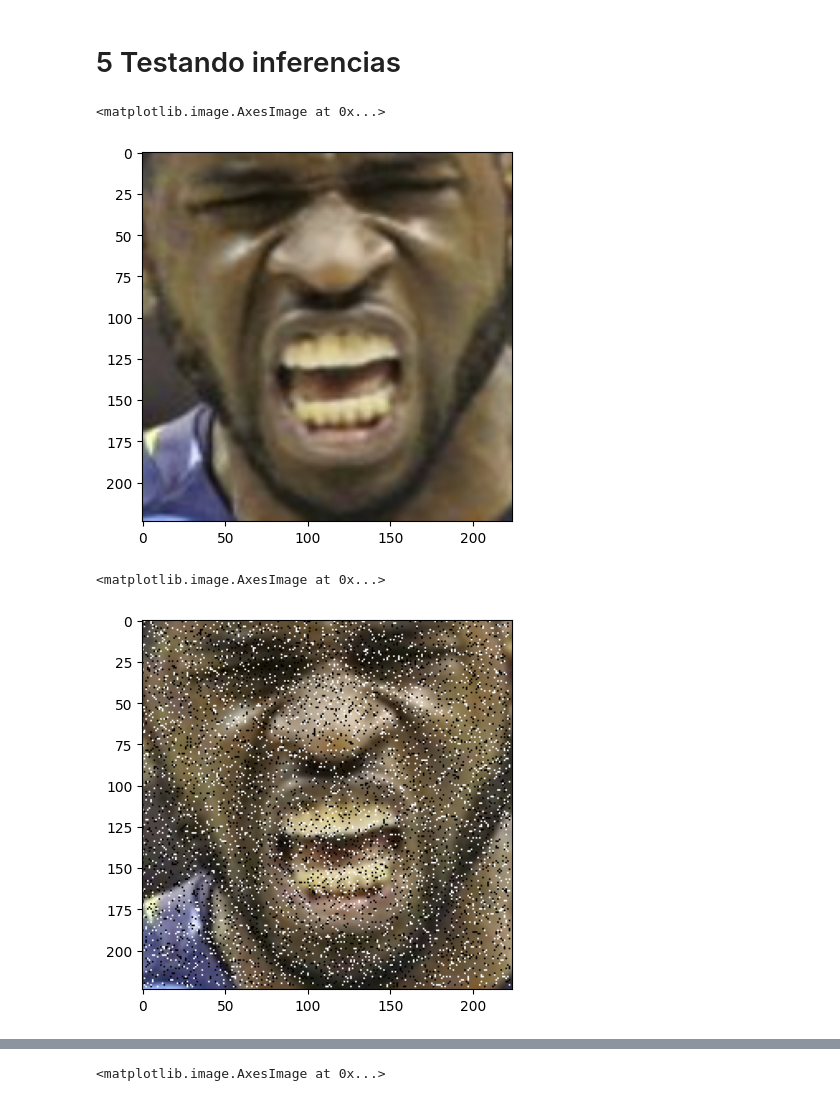
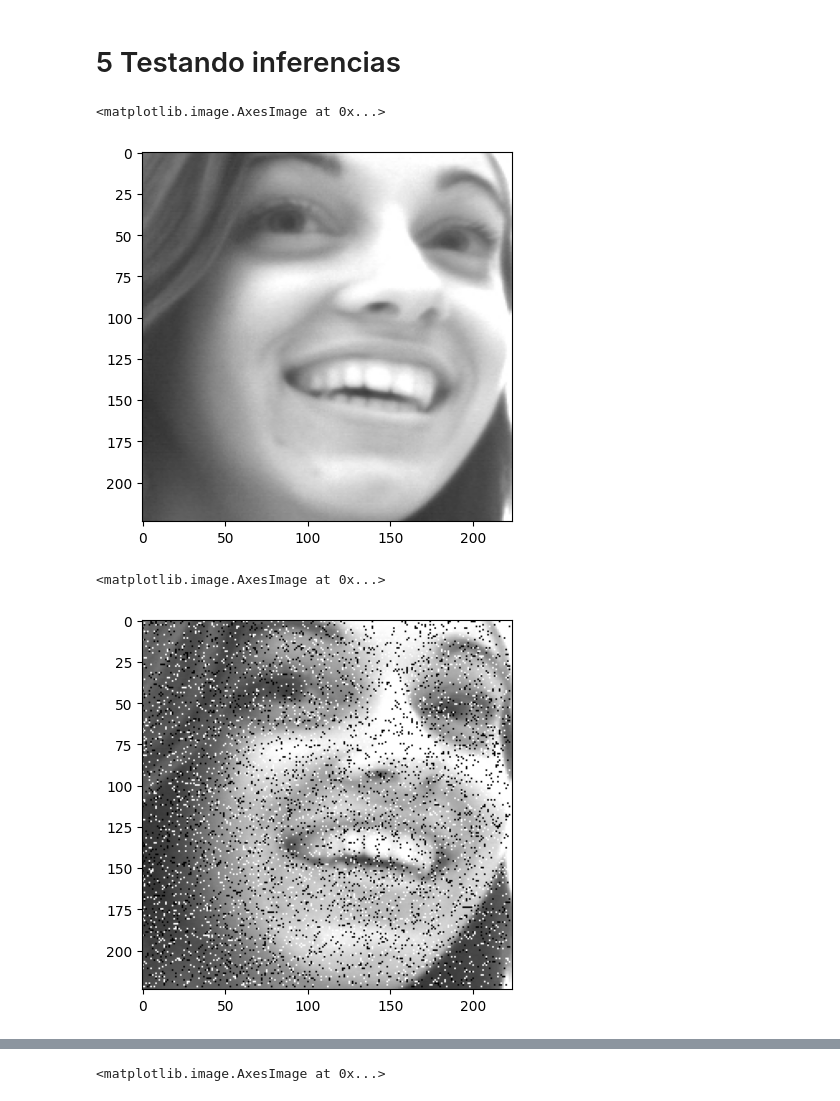
Before and after one commit to Migliorin/Image-Denoising, a Jupyter notebook: notebooks/ExperimentsAnalysis/PlotGraph.ipynb, the cells around one changed output, grey strips where cells are left out. Drawn from its saved outputs; the diff is of its cells as text; code cells hidden in the pictures.

```diff
--- a/notebooks/ExperimentsAnalysis/PlotGraph.ipynb
+++ b/notebooks/ExperimentsAnalysis/PlotGraph.ipynb
@@ -133,7 +156,7 @@ class AddNoise(torch.nn.Module):
 
         return Image.fromarray(noisy_image)
 
-batch_size = 2
+batch_size = 16
 num_workers = 8
 lr = 0.001
 
@@ -168,19 +191,19 @@ custom_dataloader_train = DataLoader(
 
 
 
-model = VisionModel(img_size=(2,3,224,224), patch_size=14, token_len=512, embed_dim=512, num_heads=8, num_layers=6)
+model = VisionModel(img_size=(batch_size,3,224,224), patch_size=14, token_len=512, embed_dim=512, num_heads=8, num_layers=6)
 
 model = model.cpu()
 loss_fn = nn.MSELoss()
 optimizer = torch.optim.Adam(model.parameters(),lr=lr)
 
-#model = TrainModule.load_from_checkpoint(
-#    "/home/lucas/experimentos/Transformer_Torch_V3_sigmoid/version_0/checkpoint-epoch=02-val_loss=2950159.0000000000.ckpt",
-#    map_location={"cuda:0":"cpu","cuda:1":"cpu","cuda":"cpu"},
-#    model=model,
-#    loss=loss_fn,
-#    optim=optimizer
-#)
+model = TrainModule.load_from_checkpoint(
+    "/home/lucas/experimentos/Transformer_Torch_V2_Normal/version_4/checkpoint-epoch=62-val_loss=172914.6406250000.ckpt",
+    map_location={"cuda:0":"cpu","cuda:1":"cpu","cuda":"cpu"},
+    model=model,
+    loss=loss_fn,
+    optim=optimizer
+)
 # %% [markdown]
 # 5 Testando inferencias
 # %%
@@ -191,12 +214,12 @@ for ori_img, noi_img in custom_dataloader_val:
         break
     i+=1
 # %%
-plt.imshow(ori_img[1].permute(1,2,0).detach().numpy())
+plt.imshow(ori_img[0].permute(1,2,0).detach().numpy())
 # %% [output]
 <matplotlib.image.AxesImage at 0x...>
-[figure, old version]
+[figure, new version]
 # %%
-plt.imshow(noi_img[1].permute(1,2,0).detach().numpy())
+plt.imshow(noi_img[0].permute(1,2,0).detach().numpy())
 # %% [output]
 <matplotlib.image.AxesImage at 0x...>
-[figure, old version]
+[figure, new version]
```
Also changed, not shown: parts of 16 cells of this notebook.
